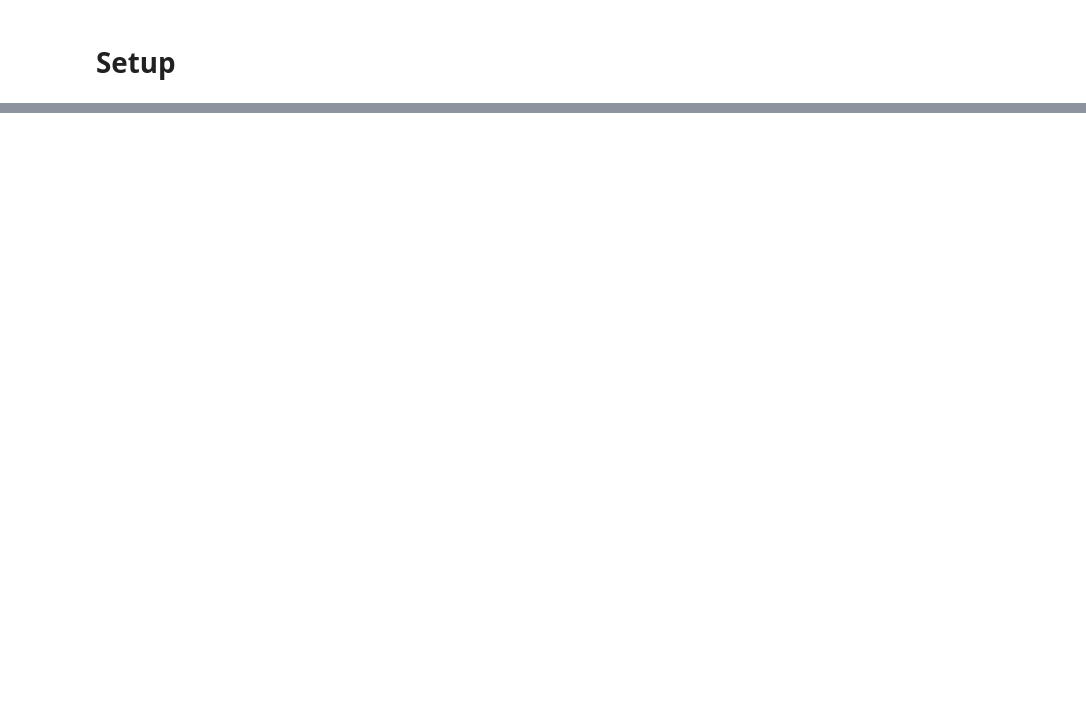
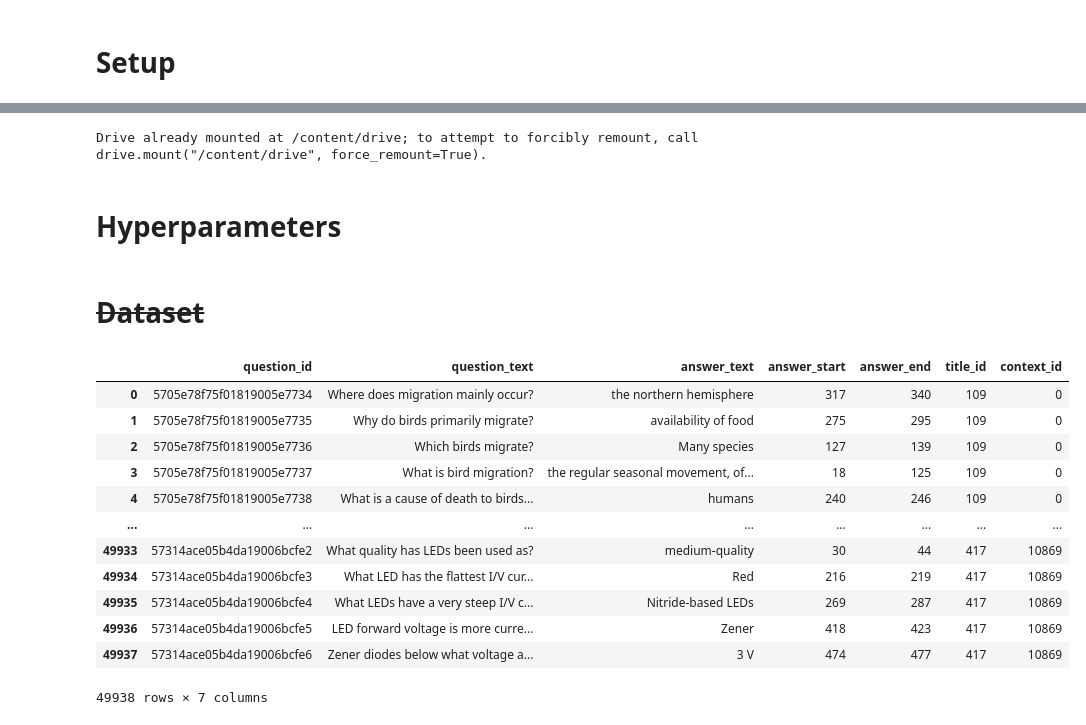
Before and after one commit to giuliofortini/NLP_SQuAD_Project, a Jupyter notebook: SQuAD_project.ipynb, the cells around one changed output, grey strips where cells are left out. Cells and saved outputs as stored; diff of their text form; code cells hidden in the pictures; blank space fills up the shorter version.

```diff
--- a/SQuAD_project.ipynb
+++ b/SQuAD_project.ipynb
@@ -540,0 +51,4 @@ tokenizer.convert_tokens_to_string(tokenizer.convert_ids_to_tokens(idx[0]))
+# %%
+drive.mount('/content/drive')
+# %% [output]
+Drive already mounted at /content/drive; to attempt to forcibly remount, call drive.mount("/content/drive", force_remount=True).
@@ -540,0 +62,70 @@ tokenizer.convert_tokens_to_string(tokenizer.convert_ids_to_tokens(idx[0]))
+# %% [markdown]
+# Hyperparameters
+# %%
+### PARAMETERS ###
+RANDOM_STATE = 42
+
+# Dataset creation
+SEQUENCE_LIMIT = 512
+STRIDE = 256
+
+TRAIN_LIMIT = 3000
+VAL_LIMIT = 1000
+TEST_LIMIT = 1000
+
+# Model Training
+EPOCHS = 1
+BATCH_SIZE = 32
+# %% [markdown]
+# <s> Dataset </s>
+# %%
+# Creates DataFrames with useful columns by unpacking 'paragraphs' column
+def preprocess_df(df):
+  temp = []
+  title_dict = {}
+  contexts = []
+
+  for i, row in df.iterrows():
+    for context in row['paragraphs']:
+      contexts.append(context['context'])
+      for qa in context['qas']:
+        question_id = qa['id']
+        question = qa['question']
+        for answer in qa['answers']:
+          answer_text = answer['text']
+          answer_start = answer['answer_start']
+          answer_end = answer_start+len(answer_text)
+          temp.append([question_id, question, answer_text, answer_start, answer_end, i, len(contexts)-1])
+
+  context_dict = dict(enumerate(contexts))
+  df = pd.DataFrame(temp, columns=['question_id', 'question_text', 'answer_text', 'answer_start', 'answer_end', 'title_id', 'context_id'])
+
+  return df, context_dict
+
+# Read data from json
+data = pd.json_normalize(json_data['data'])
+
+# Split train and test
+train_val, test = train_test_split(data, test_size=0.2, random_state=RANDOM_STATE)
+train, val = train_test_split(train_val, test_size=0.25, random_state=RANDOM_STATE)
+
+# Create DataFrames with useful columns
+train_df, train_context_dict = preprocess_df(train)
+val_df, val_context_dict = preprocess_df(val)
+test_df, test_context_dict = preprocess_df(test)
+
+train_df
+# %% [output]
+|  | question_id | question_text | answer_text | answer_start | answer_end | title_id | context_id |
+| 0 | 5705e78f75f01819005e7734 | Where does migration mainly occur? | the northern hemisphere | 317 | 340 | 109 | 0 |
+| 1 | 5705e78f75f01819005e7735 | Why do birds primarily migrate? | availability of food | 275 | 295 | 109 | 0 |
+| 2 | 5705e78f75f01819005e7736 | Which birds migrate? | Many species | 127 | 139 | 109 | 0 |
+| 3 | 5705e78f75f01819005e7737 | What is bird migration? | the regular seasonal movement, of... | 18 | 125 | 109 | 0 |
+| 4 | 5705e78f75f01819005e7738 | What is a cause of death to birds... | humans | 240 | 246 | 109 | 0 |
+| ... | ... | ... | ... | ... | ... | ... | ... |
+| 49933 | 57314ace05b4da19006bcfe2 | What quality has LEDs been used as? | medium-quality | 30 | 44 | 417 | 10869 |
+| 49934 | 57314ace05b4da19006bcfe3 | What LED has the flattest I/V cur... | Red | 216 | 219 | 417 | 10869 |
+| 49935 | 57314ace05b4da19006bcfe4 | What LEDs have a very steep I/V c... | Nitride-based LEDs | 269 | 287 | 417 | 10869 |
+| 49936 | 57314ace05b4da19006bcfe5 | LED forward voltage is more curre... | Zener | 418 | 423 | 417 | 10869 |
+| 49937 | 57314ace05b4da19006bcfe6 | Zener diodes below what voltage a... | 3 V | 474 | 477 | 417 | 10869 |
+49938 rows × 7 columns
```
Also changed, not shown: parts of 67 cells of this notebook.
